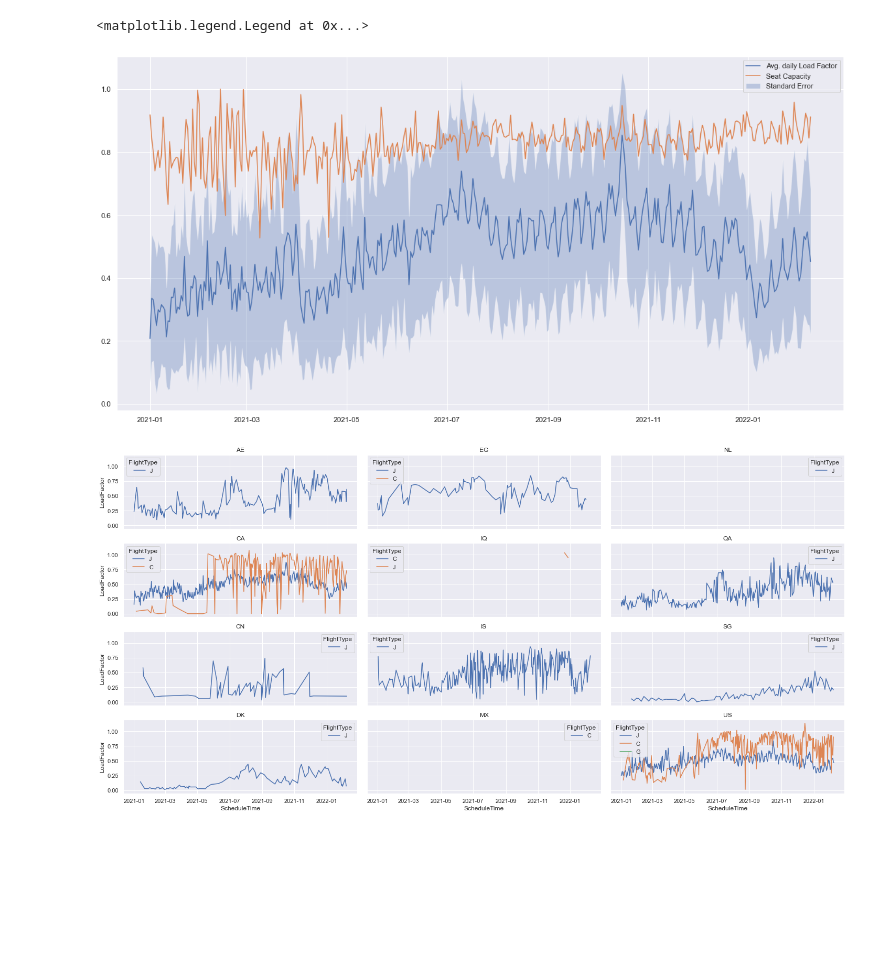
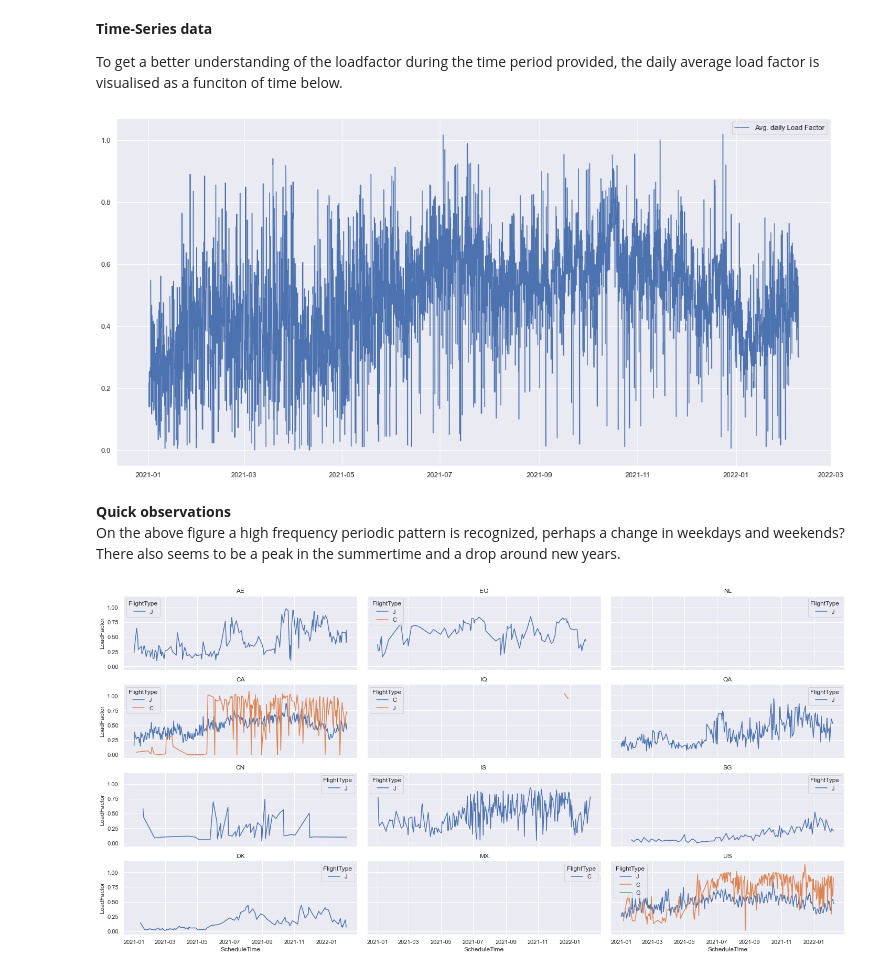
Before and after one commit to MatildeDP/ComputationalDataAnalysisProject, a Jupyter notebook: case1.ipynb, the cells around one changed output. Saved outputs shown, nothing was run; the diff lists cells and outputs as text; code cells hidden in the pictures; blank space fills up the shorter version.

```diff
--- a/case1.ipynb
+++ b/case1.ipynb
@@ -28,17 +102,21 @@ DatetimeIndex(['2021-01-18', '2021-02-15', '2021-05-31', '2021-06-18',
+# %% [markdown]
+**Time-Series data**
+
+To get a better understanding of the loadfactor during the time period provided, the daily average load factor is visualised as a funciton of time below.
 # %%
 fig,ax = plt.subplots(figsize = (20,10))
+
 df2 = df.set_index("ScheduleTime")
-mean = df2.LoadFactor.resample('1d').mean()
-mean2 = df2.SeatCapacity.resample('1d').mean() / df2.SeatCapacity.resample('1d').mean().max()
-std  = df2.LoadFactor.resample('1d').std(ddof = 1)
 
+mean = df2.LoadFactor.resample('2h').mean()
 ax.plot(mean, label = 'Avg. daily Load Factor')
-ax.plot(mean2, label = 'Seat Capacity')
-ax.fill_between(std.index, mean - std, mean + std, alpha = 0.3, label = 'Standard Error');
-ax.legend()
+ax.legend();
 # %% [output]
-<matplotlib.legend.Legend at 0x...>
-[figure, old version]
+[figure, new version]
+# %% [markdown]
+**Quick observations** <br>
+On the above figure a high frequency periodic pattern is recognized, perhaps a change in weekdays and weekends? <br>
+There also seems to be a peak in the summertime and a drop around new years.
 # %%
 df2 = df.copy()
 df2.ScheduleTime = pd.to_datetime(df.ScheduleTime).dt.date
```
Also changed, not shown: parts of 14 cells of this notebook, 1 other file.
